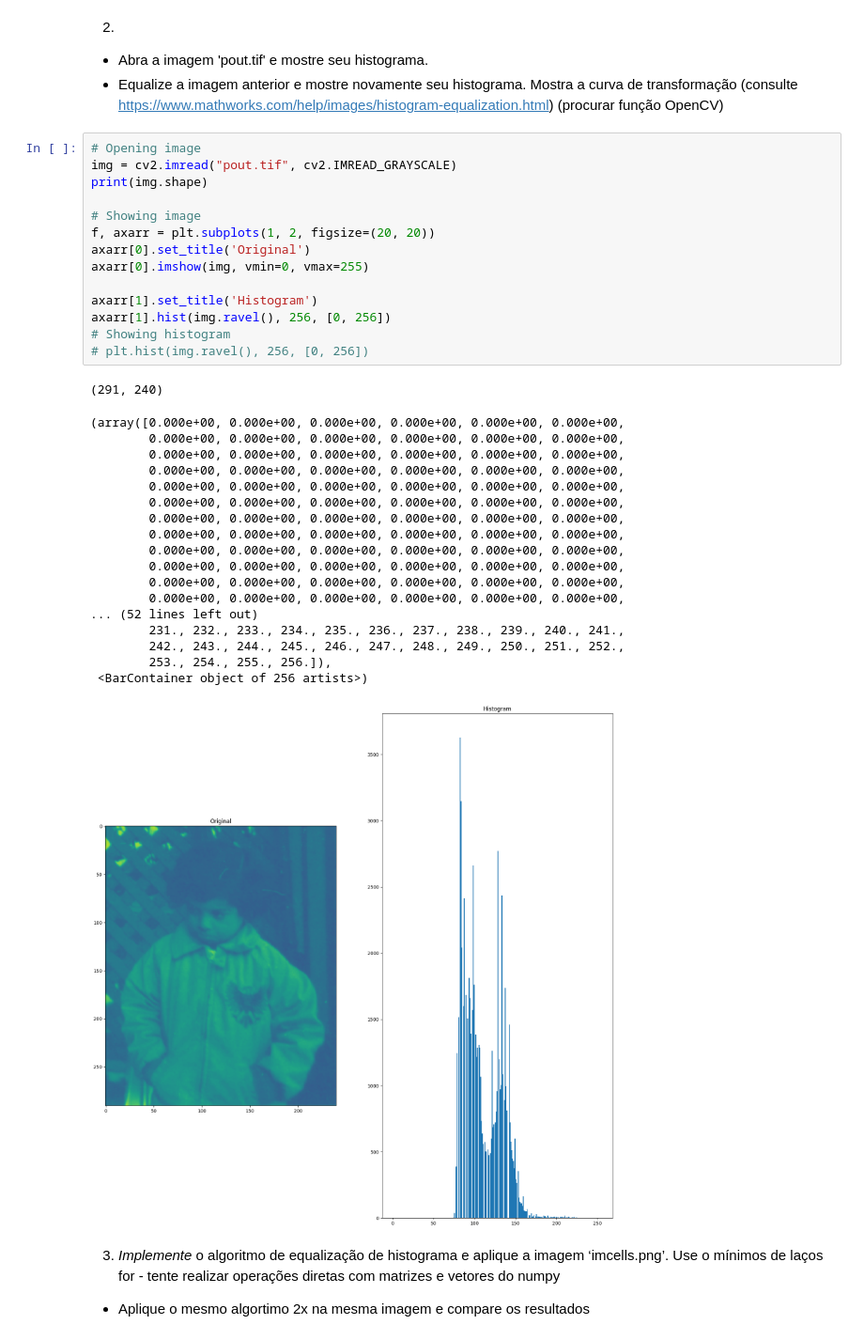
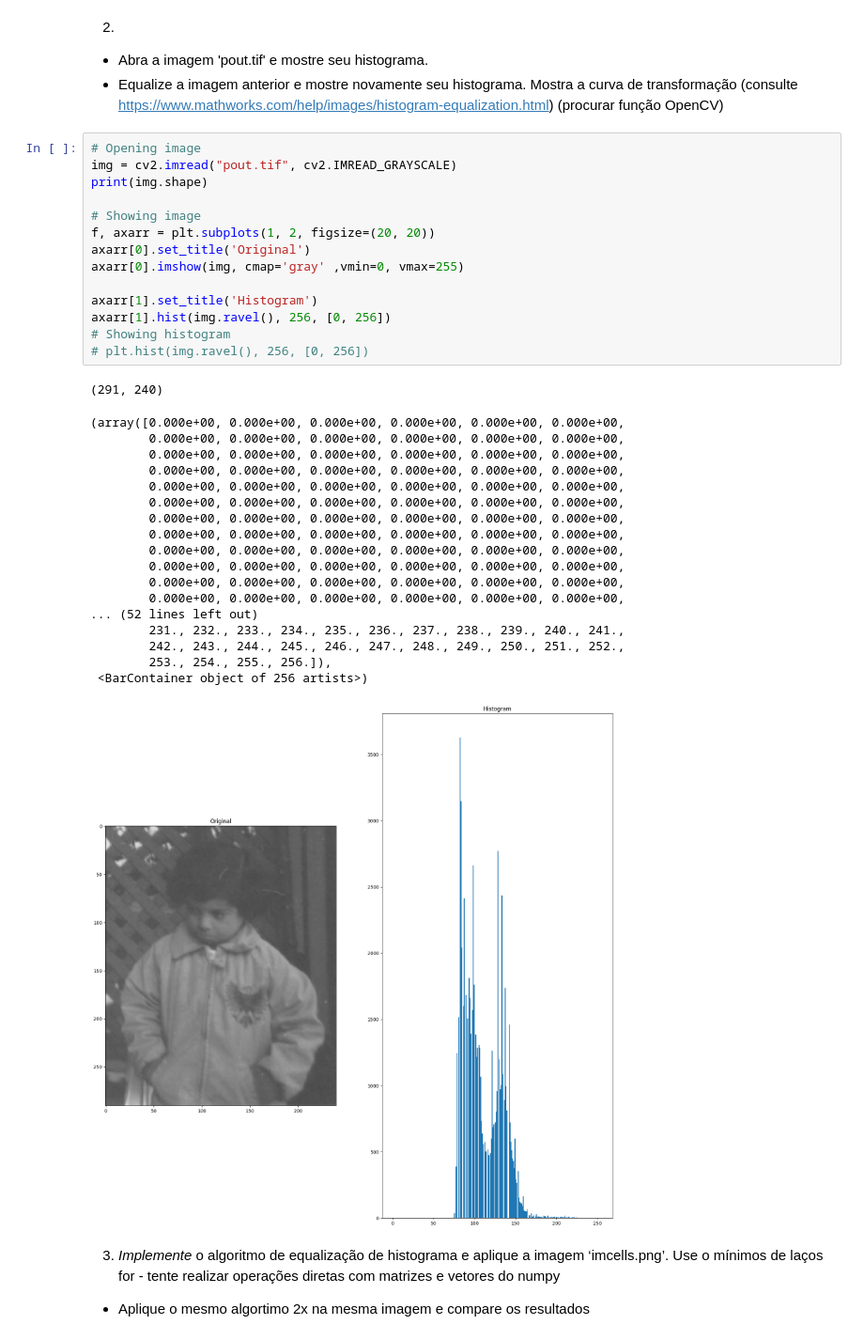
Before and after one commit to gabrielmsantos/pgc111-labs-2023, a Jupyter notebook: Lab03 - Histogram Equalization/Lab03_hist.ipynb, the cells around one changed output. Shown at 94% size. Cells and saved outputs as stored; diff of their text form.

```diff
--- a/Lab03 - Histogram Equalization/Lab03_hist.ipynb
+++ b/Lab03 - Histogram Equalization/Lab03_hist.ipynb
@@ -83,35 +83,35 @@ r = 255 s = 255.0
 img = cv2.imread("pout.tif", cv2.IMREAD_GRAYSCALE)
 print(img.shape)
 
 # Showing image
 f, axarr = plt.subplots(1, 2, figsize=(20, 20))
 axarr[0].set_title('Original')
-axarr[0].imshow(img, vmin=0, vmax=255)
+axarr[0].imshow(img, cmap='gray' ,vmin=0, vmax=255)
 
 axarr[1].set_title('Histogram')
 axarr[1].hist(img.ravel(), 256, [0, 256])
 # Showing histogram
 # plt.hist(img.ravel(), 256, [0, 256])
 # %% [output]
 (291, 240)
 (array([0.000e+00, 0.000e+00, 0.000e+00, 0.000e+00, 0.000e+00, 0.000e+00,
         0.000e+00, 0.000e+00, 0.000e+00, 0.000e+00, 0.000e+00, 0.000e+00,
         0.000e+00, 0.000e+00, 0.000e+00, 0.000e+00, 0.000e+00, 0.000e+00,
         0.000e+00, 0.000e+00, 0.000e+00, 0.000e+00, 0.000e+00, 0.000e+00,
         0.000e+00, 0.000e+00, 0.000e+00, 0.000e+00, 0.000e+00, 0.000e+00,
         0.000e+00, 0.000e+00, 0.000e+00, 0.000e+00, 0.000e+00, 0.000e+00,
         0.000e+00, 0.000e+00, 0.000e+00, 0.000e+00, 0.000e+00, 0.000e+00,
         0.000e+00, 0.000e+00, 0.000e+00, 0.000e+00, 0.000e+00, 0.000e+00,
         0.000e+00, 0.000e+00, 0.000e+00, 0.000e+00, 0.000e+00, 0.000e+00,
         0.000e+00, 0.000e+00, 0.000e+00, 0.000e+00, 0.000e+00, 0.000e+00,
         0.000e+00, 0.000e+00, 0.000e+00, 0.000e+00, 0.000e+00, 0.000e+00,
         0.000e+00, 0.000e+00, 0.000e+00, 0.000e+00, 0.000e+00, 0.000e+00,
 ... (52 lines left out)
         231., 232., 233., 234., 235., 236., 237., 238., 239., 240., 241.,
         242., 243., 244., 245., 246., 247., 248., 249., 250., 251., 252.,
         253., 254., 255., 256.]),
  <BarContainer object of 256 artists>)
-[figure, old version]
+[figure, new version]
 # %% [markdown]
 3) *Implemente* o algoritmo de equalização de histograma e aplique a imagem ‘imcells.png’. Use o mínimos de laços for - tente realizar operações diretas com matrizes e vetores do numpy
 - Aplique o mesmo algortimo 2x na mesma imagem e compare os resultados
```
